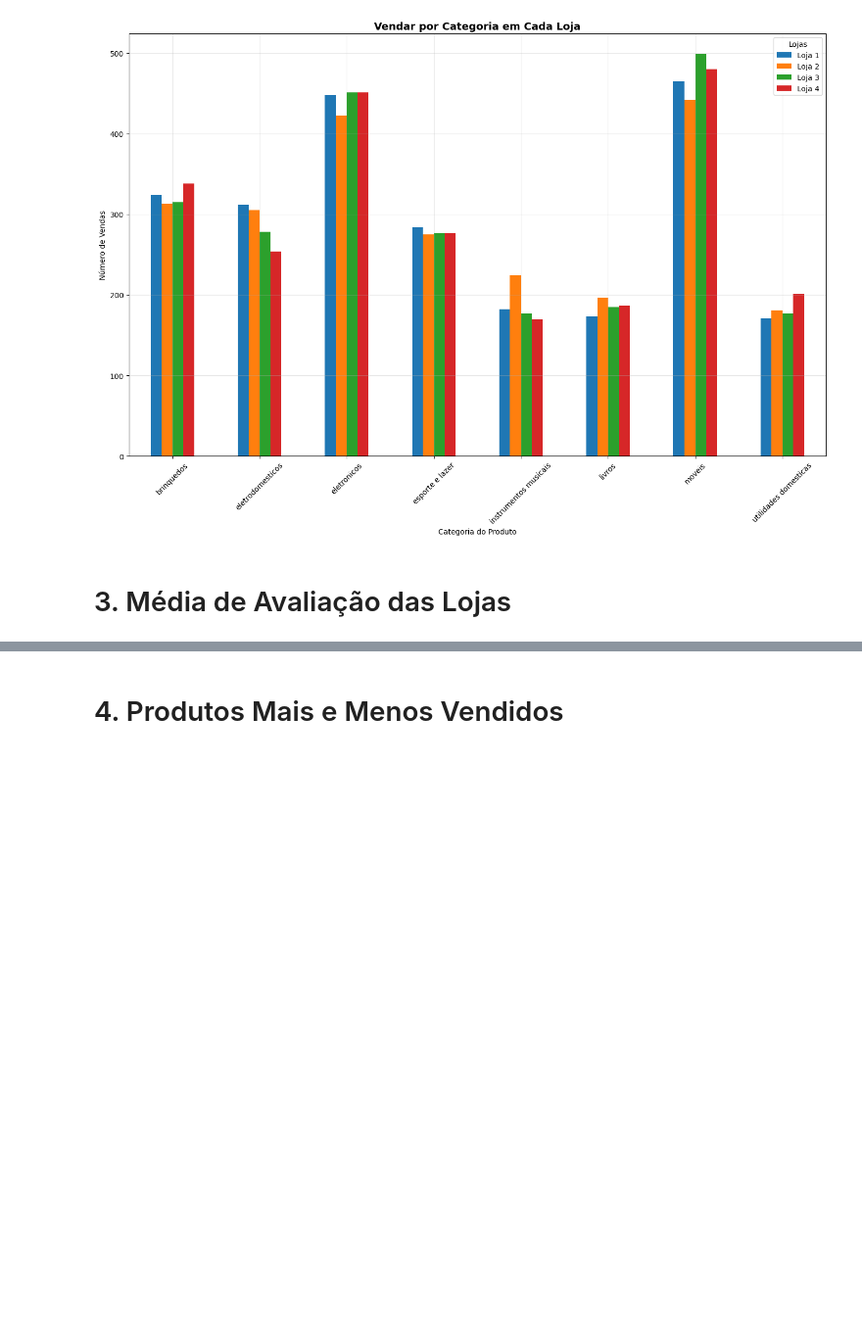
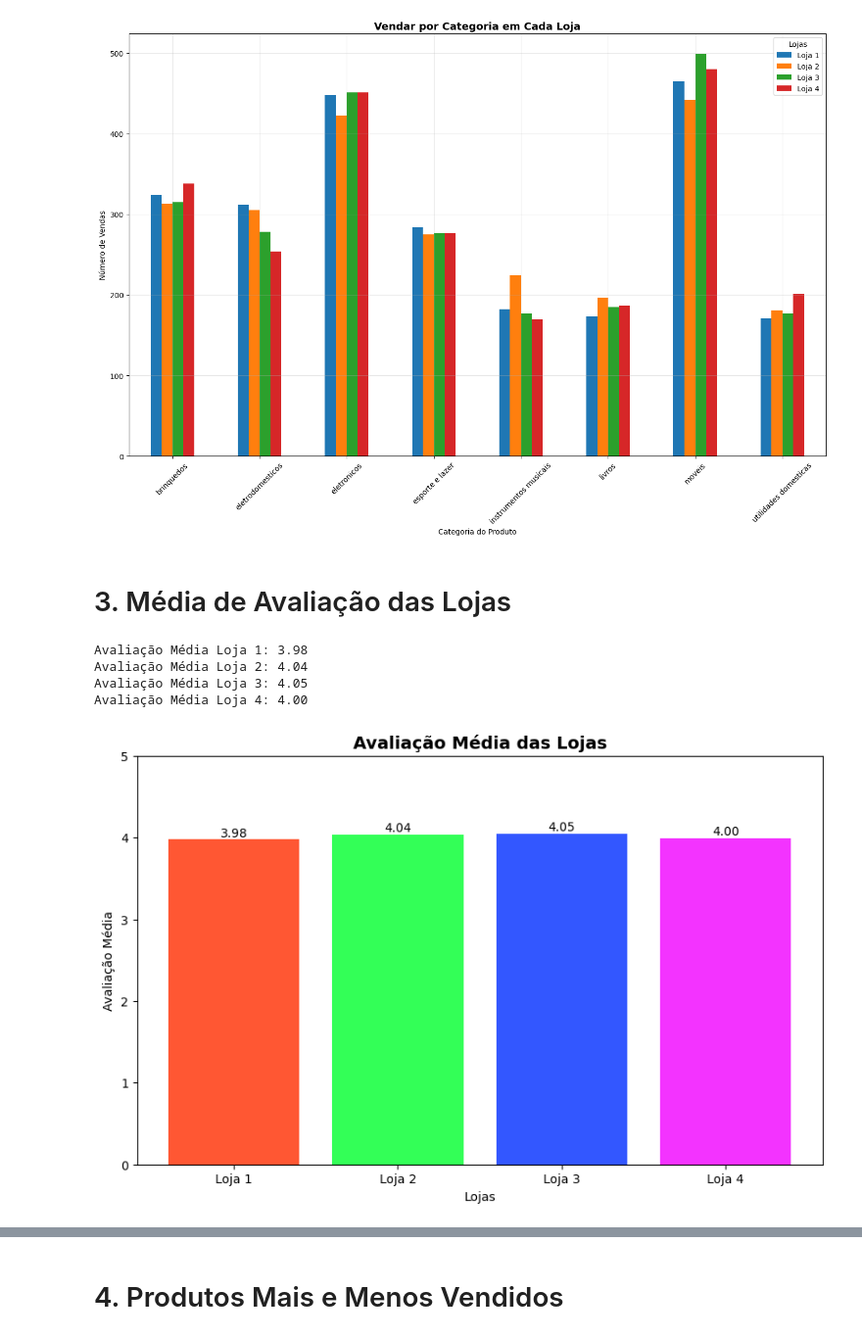
Before and after one commit to Rafael-Henrique07/challenge_alura_store, a Jupyter notebook: Alura_Store.ipynb, the cells around one changed output, grey strips where cells are left out. Shown at 98% size. Drawn from its saved outputs; the diff is of its cells as text; code cells hidden in the pictures; blank space fills up the shorter version.

```diff
--- a/Alura_Store.ipynb
+++ b/Alura_Store.ipynb
@@ -156,3 +163,33 @@ plt.show()
 [figure]
 # %% [markdown]
 # 3. Média de Avaliação das Lojas
+# %%
+# Calcula a médias das avaliações de cada loja
+avaliacao_loja1 = loja['Avaliação da compra'].mean()
+avaliacao_loja2 = loja2['Avaliação da compra'].mean()
+avaliacao_loja3 = loja3['Avaliação da compra'].mean()
+avaliacao_loja4 = loja4['Avaliação da compra'].mean()
+
+print(f'Avaliação Média Loja 1: {avaliacao_loja1:.2f}')
+print(f'Avaliação Média Loja 2: {avaliacao_loja2:.2f}')
+print(f'Avaliação Média Loja 3: {avaliacao_loja3:.2f}')
+print(f'Avaliação Média Loja 4: {avaliacao_loja4:.2f}')
+
+avaliacoes_media = [avaliacao_loja1, avaliacao_loja2, avaliacao_loja3, avaliacao_loja4]
+# %% [output]
+Avaliação Média Loja 1: 3.98
+Avaliação Média Loja 2: 4.04
+Avaliação Média Loja 3: 4.05
+Avaliação Média Loja 4: 4.00
+# %%
+# Cria o gráfico de barras para as avaliações médias
+plt.figure(figsize=(10, 6))
+bars = plt.bar(lojas, avaliacoes_media, color=grafico)
+plt.xlabel('Lojas')
+plt.ylabel('Avaliação Média')
+plt.title('Avaliação Média das Lojas', fontsize=14, fontweight='bold')
+plt.ylim(0, 5)
+plt.bar_label(bars, fmt='%.2f')
+plt.show()
+# %% [output]
+[figure, added]
```
Also changed, not shown: parts of 8 cells of this notebook.
